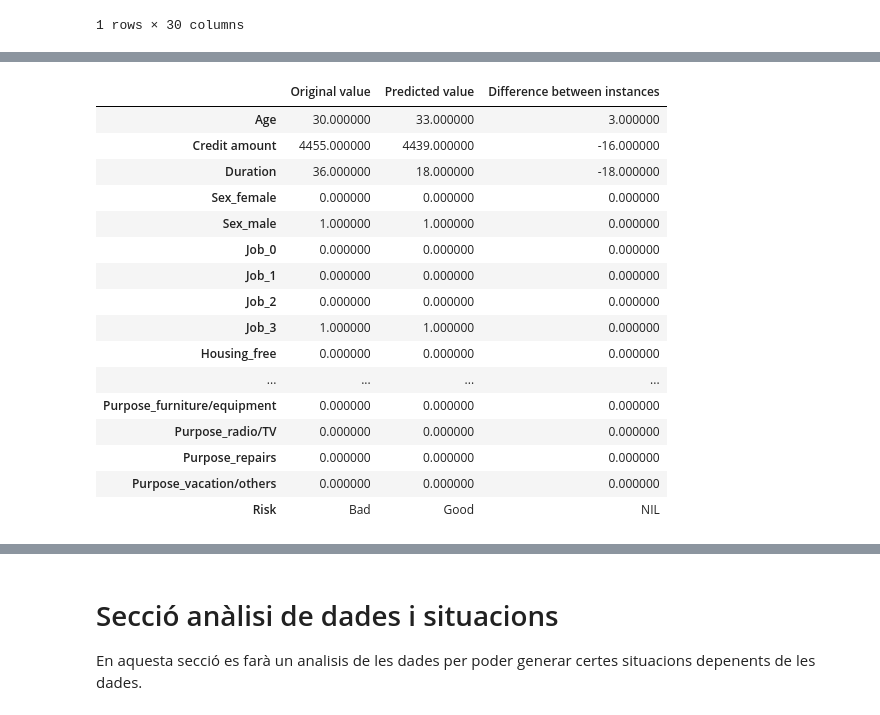
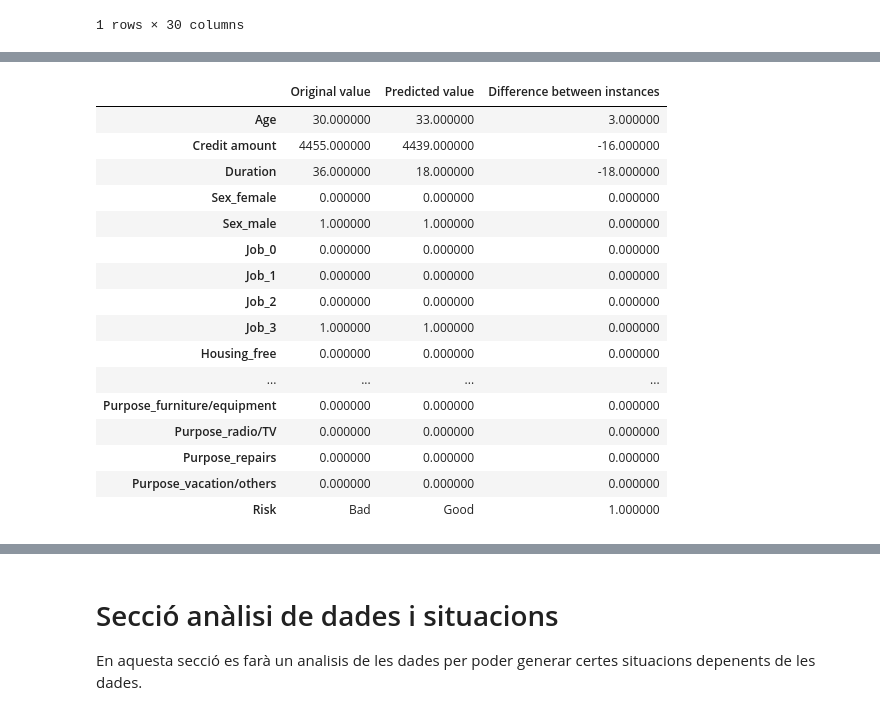
Before and after one commit to Gerard01mm/TFGAvaluacioDeContrafactuals, a Jupyter notebook: Aix360Version.ipynb, the cells around one changed output, grey strips where cells are left out. Cells and saved outputs as stored; diff of their text form; code cells hidden in the pictures.

```diff
--- a/Aix360Version.ipynb
+++ b/Aix360Version.ipynb
@@ -27,7 +37,7 @@ saved_explainer_model = "explainer_model.joblib"
 # %%
 data = pd.read_csv('./archive/german_credit_data.csv')
 data_copy = data.copy()
-data_copy = data_copy.drop("Id", axis=1)
+# data_copy = data_copy.drop("Id", axis=1)
 data_copy.fillna(value="unknown", inplace=True)
 labels = data_copy.columns
 
@@ -66,6 +76,10 @@ for col in labels:
 # Afegim al final del dataset la columna risk
 data_copy = data_copy[[c for c in data_copy if c not in ["Risk"]] + ["Risk"]]
 display(data_copy)
+
+# Variables necesarias:
+columns_data = data_copy.columns
+print(data_copy.columns.size)
 # %% [output]
 |  | Age | Credit amount | Duration | Sex_female | Sex_male | Job_0 | Job_1 | Job_2 | Job_3 | ... |
 | 0 | 0.857143 | 0.050567 | 0.029412 | 0 | 1 | 0 | 0 | 1 | 0 | ... |
@@ -119,12 +160,9 @@ Real value: 714    0
 Name: Risk, dtype: int64
 # %%
-
 # Creem el explicador i l'entrenem per a que pugui generar l'explicacions (si no s'entrena, retorna error la funció de explain_instance)
 explainer = NearestNeighborContrastiveExplainer(model=model.predict,
                                                         embedding_dim=4,
                                                         neighbors=3)
-explainer.fit(x_train,
-                  epochs=50,
-                  batch_size=150)
+explainer.fit(X,epochs=100, batch_size=100)
 # %% [output]
 <keras.callbacks.History at 0x...>
@@ -133,15 +173,9 @@ negative_cases = pd.DataFrame(data_copy.loc[data_copy["Risk"] == 0])
 
 index_test = 45
 original = negative_cases.iloc[index_test: index_test + 1]
-X = original.drop("Risk", axis=1)
-new_index = X.index[0]
+option = original.drop("Risk", axis=1)
+new_index = option.index[0]
 display(original)
-
-# index_test = 0
-# original = data_copy.iloc[index_test: index_test + 1]
-# X = original.drop("Risk", axis=1)
-# new_index = X.index[0]
-# display(original)
 # %% [output]
 |  | Age | Credit amount | Duration | Sex_female | Sex_male | Job_0 | Job_1 | Job_2 | Job_3 | ... |
 | 181 | 0.196429 | 0.231374 | 0.470588 | 0 | 1 | 0 | 0 | 0 | 1 | ... |
@@ -149,4 +185,3 @@ display(original)
 # %%
-nearest_benign_constrastive = explainer.explain_instance(X, neighbors=3)
-display(nearest_benign_constrastive)
+nearest_benign_constrastive = explainer.explain_instance(option, neighbors=3)
 # %% [output]
@@ -204,40 +296,40 @@ dfre.columns = original_value.columns
 
 dfre.rename(index={0: 'Original value', 1: 'Predicted value', 2: "Difference between instances"}, inplace=True)
 
-# for i in range(len(dfre['Risk']) - 1):
-#     if dfre["Risk"][i] == 0:
-#         dfre["Risk"][i] = "Bad"
-#     else:
-#         dfre["Risk"][i] = "Good"
-dfre["Risk"][0] = "Bad"
-dfre["Risk"][1] = "Good"
-dfre["Risk"][2] = "NIL"
+for i in range(len(dfre['Risk']) - 1):
+    if dfre["Risk"][i] == 0:
+        dfre["Risk"][i] = "Bad"
+    else:
+        dfre["Risk"][i] = "Good"
+# dfre["Risk"][0] = "Bad"
+# dfre["Risk"][1] = "Good"
+# dfre["Risk"][2] = "NIL"
 
 
 dfret = dfre.transpose()
 
 def highlight_ce(s, col, ncols):
     if (type(s[col]) != str):
         if (s[col] != 0):
             return(["background-color: yellow"] * ncols)
     return (["background-color: white"] * ncols)
 
 dfret.style.apply(highlight_ce, col="Difference between instances", ncols=3, axis=1)
 # %% [output]
 |  | Original value | Predicted value | Difference between instances |
 | Age | 30.000000 | 33.000000 | 3.000000 |
 | Credit amount | 4455.000000 | 4439.000000 | -16.000000 |
 | Duration | 36.000000 | 18.000000 | -18.000000 |
 | Sex_female | 0.000000 | 0.000000 | 0.000000 |
 | Sex_male | 1.000000 | 1.000000 | 0.000000 |
 | Job_0 | 0.000000 | 0.000000 | 0.000000 |
 | Job_1 | 0.000000 | 0.000000 | 0.000000 |
 | Job_2 | 0.000000 | 0.000000 | 0.000000 |
 | Job_3 | 1.000000 | 1.000000 | 0.000000 |
 | Housing_free | 0.000000 | 0.000000 | 0.000000 |
 | ... | ... | ... | ... |
 | Purpose_furniture/equipment | 0.000000 | 0.000000 | 0.000000 |
 | Purpose_radio/TV | 0.000000 | 0.000000 | 0.000000 |
 | Purpose_repairs | 0.000000 | 0.000000 | 0.000000 |
 | Purpose_vacation/others | 0.000000 | 0.000000 | 0.000000 |
-| Risk | Bad | Good | NIL |
+| Risk | Bad | Good | 1.000000 |
```
Also changed, not shown: parts of 26 cells of this notebook.
